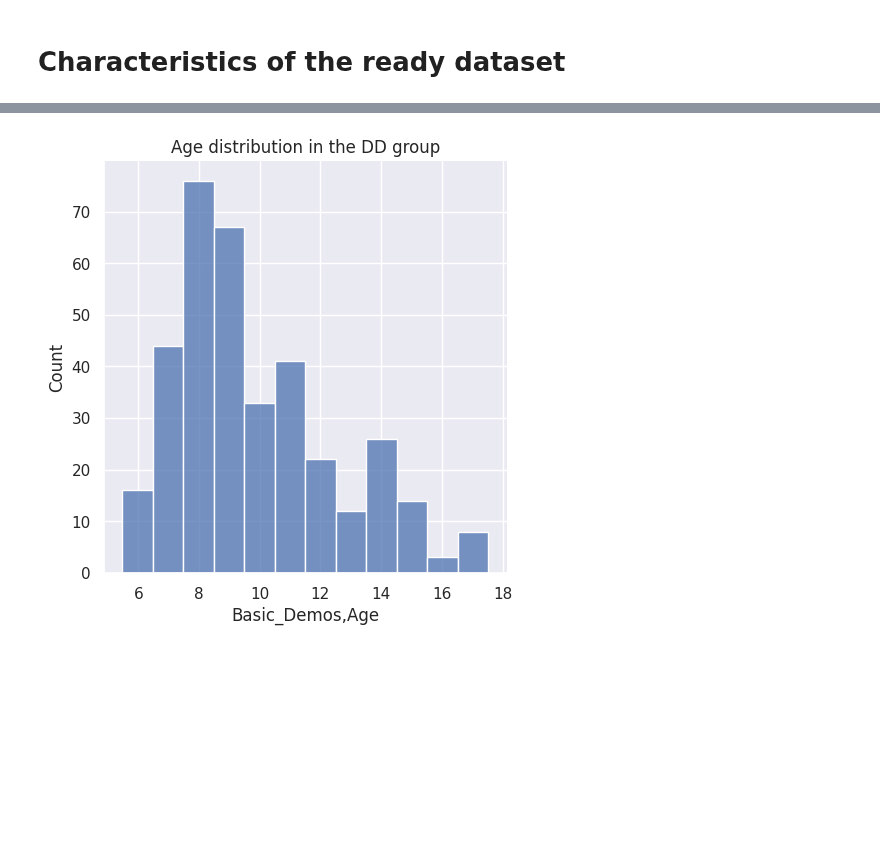
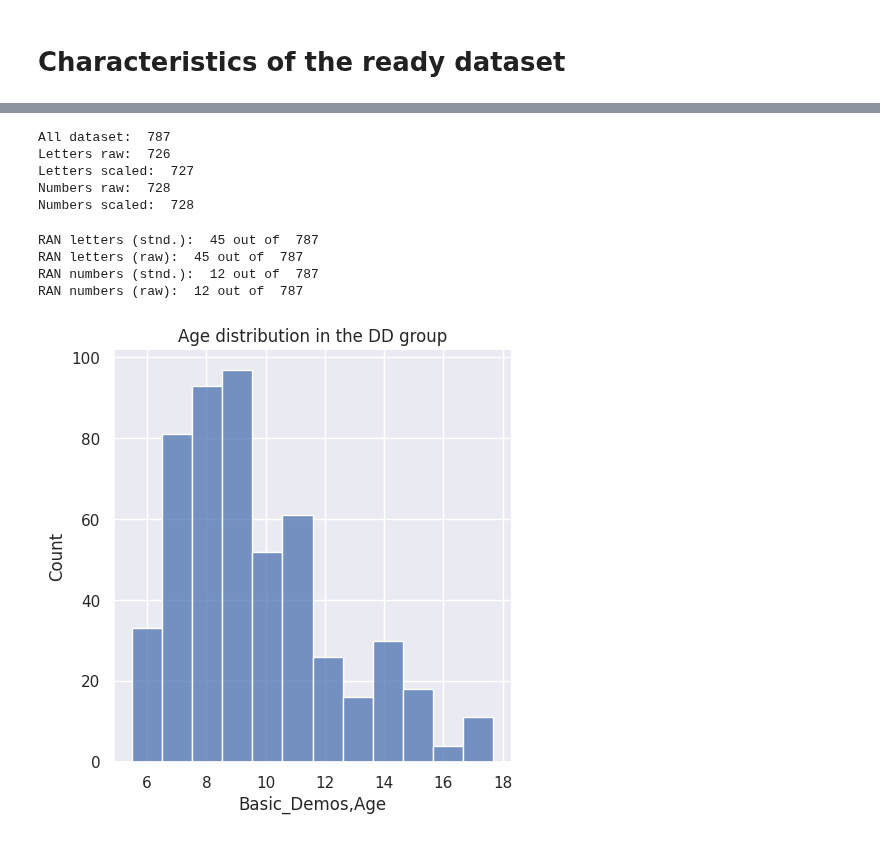
Before and after one commit to cristinarainich/Child-Mind-Institute-Project, a Jupyter notebook: Pheno_data_finalquery.ipynb, the cells around one changed output, grey strips where cells are left out. Drawn from its saved outputs; the diff is of its cells as text; code cells hidden in the pictures; blank space fills up the shorter version.

```diff
--- a/Pheno_data_finalquery.ipynb
+++ b/Pheno_data_finalquery.ipynb
@@ -1066,0 +980,4 @@ data_filtered = data_filtered[data_filtered['IQ'] >= 70]
+# %%
+# Excluding people with intellectual disabilities and autism
+print(data_filtered[data_filtered['Intellectual_Disability'] == 1].shape[0])
+data_filtered = data_filtered[~data_filtered['Intellectual_Disability'].isin([1, 2])]
@@ -1066,0 +1000,23 @@ data_filtered = data_filtered[data_filtered['IQ'] >= 70]
+# %%
+# Medications
+# vyvanse - stimulant for ADHD, propranolol - heart problems and anxiety
+# Zyrtec - antihistamine, QVAR - asthma drug, Flovent - asthma drug
+# Montelukast inflammation, asthma, Zantac - antihistamine, synthroid - thyroid drug
+# diphacalydramine - antihistamine and sedative, Claritin - antihistamine
+# Flonase - nasal spray, Folin - vitamin, for C deficiency, guanfacine - blood pressure
+# Robitussin - coughing drug, Sudafed - bronchite, Albuterol - bronchite
+# Singular - asthma drug, Lamictal - epileptic seizures, Benadryl - antihistamine
+# Albuteroc - bronchitis, depakote - migrane, epilepsy, bypolar, Motrin - antiinflamatory
+# Focalin - ADHD drug, Ketotifen  - asthma
+print('People taking medications: ', data_filtered[data_filtered['DailyMeds,medications'] == 1].shape[0])
+data_filtered = data_filtered[~data_filtered['Identifiers'].isin(
+    ['NDARAA075AMK', 'NDAREM155HGQ', 'NDARFG114VB1', 'NDARFN452VPC',
+     'NDARJW315BUA', 'NDARNZ615UEU', 'NDARRW940BL6', 'NDARRG415BJM',
+     'NDARUL224GN6', 'NDARVX850JU5', 'NDARXK462WRZ', 'NDARZL724HAX'])] # review
+'''data_filtered[data_filtered['DailyMeds,medications'] == 1][['DailyMeds,alc_01', 'DailyMeds,alc_02',
+       'DailyMeds,alcohol', 'DailyMeds,drugs', 'DailyMeds,drugs_01',
+       'DailyMeds,drugs_02', 'DailyMeds,med_dose_01', 'DailyMeds,med_dose_02',
+       'DailyMeds,med_dose_03', 'DailyMeds,med_name_01',
+       'DailyMeds,med_name_02', 'DailyMeds,med_name_03',
+       'DailyMeds,med_type_01', 'DailyMeds,med_type_02',
+       'DailyMeds,med_type_03']]'''
@@ -1066,0 +1044,7 @@ data_filtered = data_filtered[data_filtered['IQ'] >= 70]
+# %%
+# IQ > 70
+print('No IQ done: ', data_filtered[data_filtered['IQ_test'] == 'No IQ'].shape[0])
+data_filtered = data_filtered[data_filtered['IQ_test'] != 'No IQ']
+
+print('IQ < 70: ', data_filtered[data_filtered['IQ'] < 70].shape[0])
+data_filtered = data_filtered[data_filtered['IQ'] >= 70]
@@ -1067,3 +1054,10 @@ data_filtered = data_filtered[data_filtered['IQ'] >= 70]
+# %%
+# PreInt Language
+data_filtered[data_filtered['PreInt_Lang,Child_Primary_Lang'] != '.'].groupby(['PreInt_Lang,Child_Primary_Lang'])['Identifiers'].count()
+# if we decide to delete non-native speakers of english then
+data_filtered = data_filtered[data_filtered['PreInt_Lang,Child_Primary_Lang'] != 'Spanish']
+data_filtered = data_filtered[data_filtered['PreInt_Lang,Child_Primary_Lang'] != 'Portuguese']
+data_filtered = data_filtered[data_filtered['PreInt_Lang,Child_Primary_Lang'] != 'Italian']
 # %% [markdown]
 # Characteristics of the ready dataset
 # %%
@@ -1094,7 +1154,32 @@ data_filtered[data_filtered['DD'] == 1].groupby(['DD type'])[['Identifiers']].co
+# %%
+# CTOPP test
+# RL_raw, RL_scaled, RD_raw, RD_scaled
+print('All dataset: ', data_filtered.shape[0])
+print('Letters raw: ', data_filtered[data_filtered['CTOPP,CTOPP_RL_R'] != '.'].shape[0])
+print('Letters scaled: ', data_filtered[data_filtered['CTOPP,CTOPP_RL_S'] != '.'].shape[0])
+print('Numbers raw: ', data_filtered[data_filtered['CTOPP,CTOPP_RD_R'] != '.'].shape[0])
+print('Numbers scaled: ', data_filtered[data_filtered['CTOPP,CTOPP_RD_S'] != '.'].shape[0])
+# %% [output]
+All dataset:  787
+Letters raw:  726
+Letters scaled:  727
+Numbers raw:  728
+Numbers scaled:  728
+# %%
+# RANRAS
+print('RAN letters (stnd.): ', data_filtered[data_filtered['RANRAS,RR_Let_Stnd'] != '.'].shape[0], 'out of ', data_filtered.shape[0])
+print('RAN letters (raw): ',data_filtered[data_filtered['RANRAS,RR_Let_Raw'] != '.'].shape[0], 'out of ', data_filtered.shape[0])
+print('RAN numbers (stnd.): ', data_filtered[data_filtered['RANRAS,RR_Num_Stnd'] != '.'].shape[0], 'out of ', data_filtered.shape[0])
+print('RAN numbers (raw): ', data_filtered[data_filtered['RANRAS,RR_Num_Raw'] != '.'].shape[0], 'out of ', data_filtered.shape[0])
+# %% [output]
+RAN letters (stnd.):  45 out of  787
+RAN letters (raw):  45 out of  787
+RAN numbers (stnd.):  12 out of  787
+RAN numbers (raw):  12 out of  787
 # %%
-sns.displot(data_filtered[data_filtered['DD'] == 1]['Basic_Demos,Age'],
+sns.displot(data_filtered[data_filtered['Group'] != 'Control']['Basic_Demos,Age'],
              binwidth = 1)
 pl.title('Age distribution in the DD group');
 # %% [output]
-[figure, old version]
+[figure, new version]
 # %%
```
Also changed, not shown: parts of 47 cells of this notebook.
